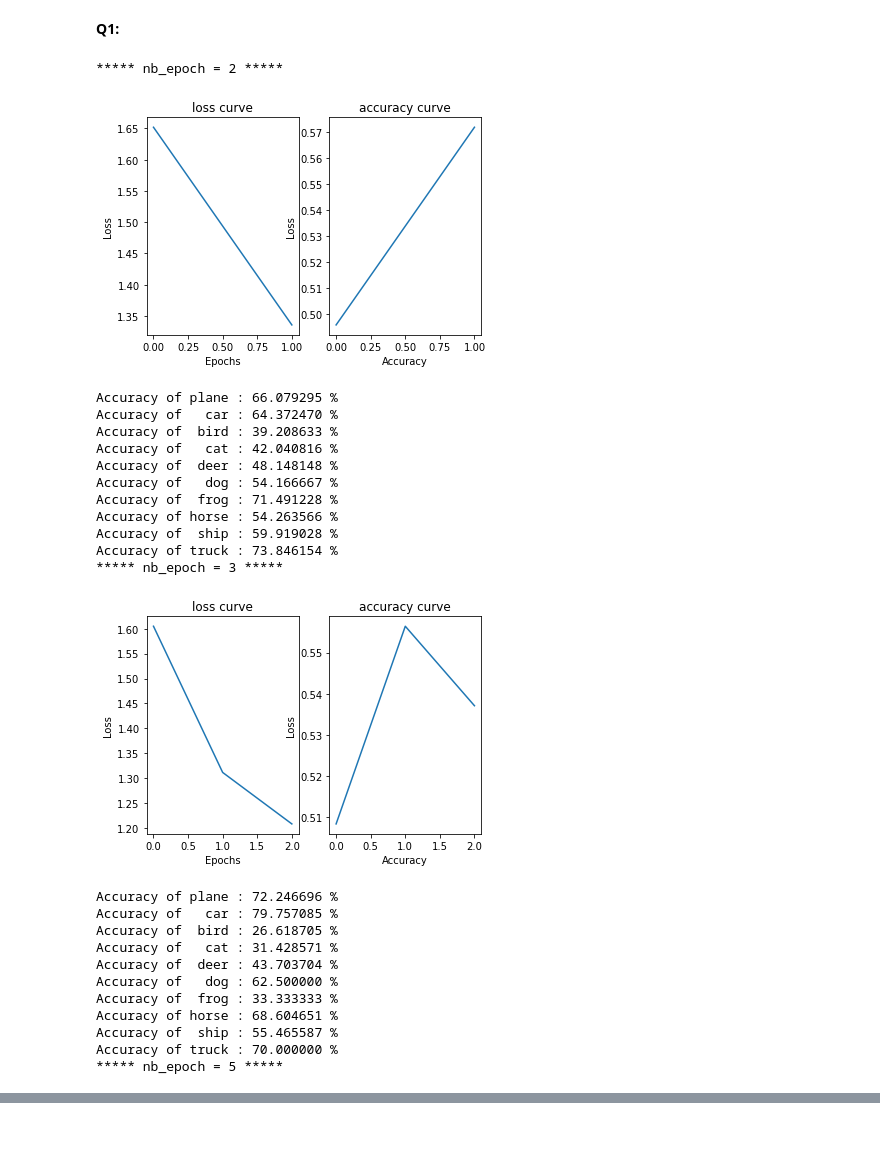
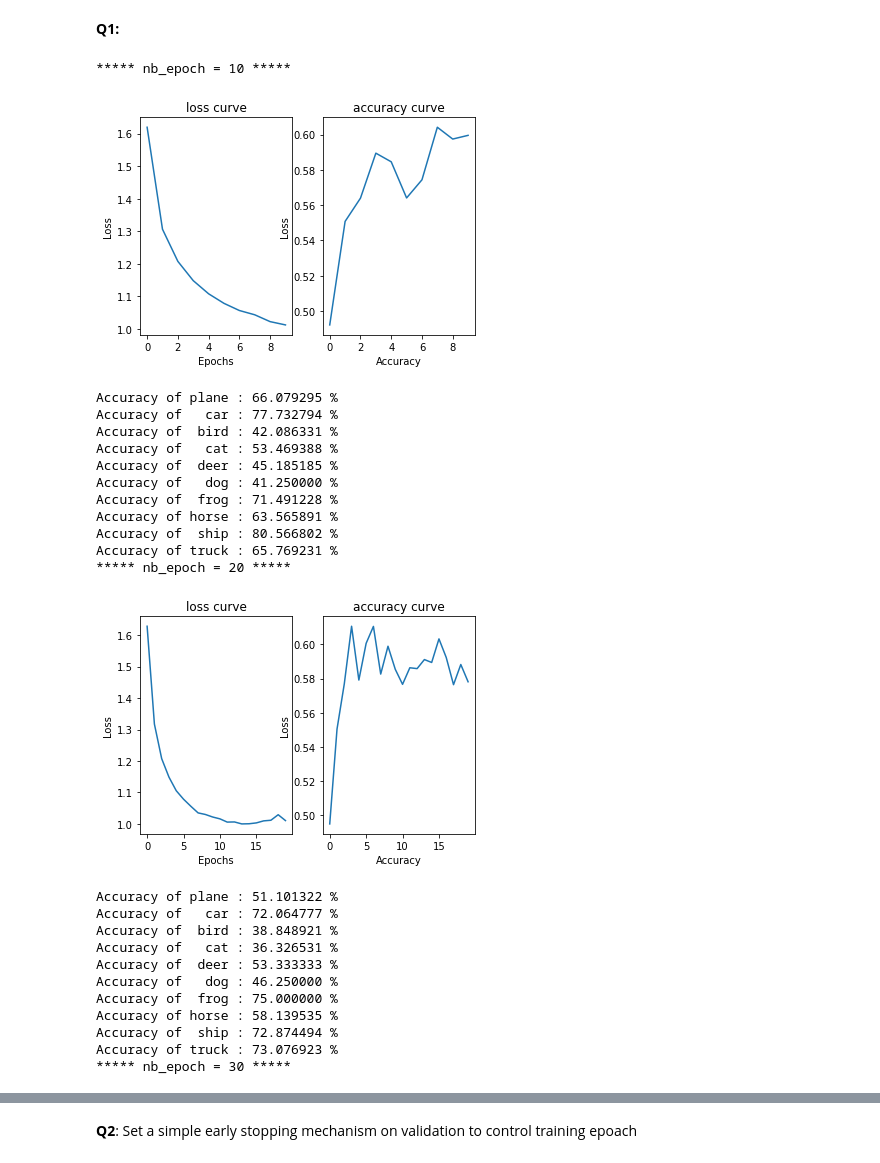
Before and after one commit to xue-jiaxin/TP_RF, a Jupyter notebook: Copy_of_Image_Classification.ipynb, the cells around one changed output, grey strips where cells are left out. Drawn from its saved outputs; the diff is of its cells as text; code cells hidden in the pictures; blank space fills up the shorter version.

```diff
--- a/Copy_of_Image_Classification.ipynb
+++ b/Copy_of_Image_Classification.ipynb
@@ -188,7 +188,7 @@ optimizer = optim.SGD(net.parameters(), lr=0.01, momentum=0.9)
 #   * Fixer les paramètres de l'entraînement   #
 ###############################################
 
-nb_epoch = 20 # Le nombre d'epoch
+nb_epoch = 5 # Le nombre d'epoch
 loss_list = [] # liste qui va contenir la valeur du loss a chaque epoch
 accuracy_list = []
 for epoch in range(nb_epoch):  # loop over the dataset multiple times
@@ -480,42 +469,39 @@ set_seed(666)
 # %% [markdown]
 **Q1:**
 # %%
-best_nb_epoch = 0
-best_valid = 0.0
-
-for nb_epoch in [2, 3, 5, 10, 20, 30]:
+for nb_epoch in [10, 20, 30]:
     net = Net().to(device)
     criterion = nn.CrossEntropyLoss()
     optimizer = optim.SGD(net.parameters(), lr=0.01, momentum=0.9)
     trainer = Trainer(nb_epoch, net, criterion, optimizer, )
 
     print(f"***** nb_epoch = {nb_epoch} *****")
     trainer.fit()
     trainer.draw()
     trainer.val_different_class()
 # %% [output]
-***** nb_epoch = 2 *****
+***** nb_epoch = 10 *****
-[figure, old version]
+[figure, new version]
 Accuracy of plane : 66.079295 %
-Accuracy of   car : 64.372470 %
-Accuracy of  bird : 39.208633 %
-Accuracy of   cat : 42.040816 %
-Accuracy of  deer : 48.148148 %
-Accuracy of   dog : 54.166667 %
+Accuracy of   car : 77.732794 %
+Accuracy of  bird : 42.086331 %
+Accuracy of   cat : 53.469388 %
+Accuracy of  deer : 45.185185 %
+Accuracy of   dog : 41.250000 %
 Accuracy of  frog : 71.491228 %
-Accuracy of horse : 54.263566 %
-Accuracy of  ship : 59.919028 %
-Accuracy of truck : 73.846154 %
-***** nb_epoch = 3 *****
+Accuracy of horse : 63.565891 %
+Accuracy of  ship : 80.566802 %
+Accuracy of truck : 65.769231 %
+***** nb_epoch = 20 *****
-[figure, old version]
+[figure, new version]
-Accuracy of plane : 72.246696 %
-Accuracy of   car : 79.757085 %
-Accuracy of  bird : 26.618705 %
-Accuracy of   cat : 31.428571 %
-Accuracy of  deer : 43.703704 %
-Accuracy of   dog : 62.500000 %
-Accuracy of  frog : 33.333333 %
-Accuracy of horse : 68.604651 %
-Accuracy of  ship : 55.465587 %
-Accuracy of truck : 70.000000 %
-***** nb_epoch = 5 *****
+Accuracy of plane : 51.101322 %
+Accuracy of   car : 72.064777 %
+Accuracy of  bird : 38.848921 %
+Accuracy of   cat : 36.326531 %
+Accuracy of  deer : 53.333333 %
+Accuracy of   dog : 46.250000 %
+Accuracy of  frog : 75.000000 %
+Accuracy of horse : 58.139535 %
+Accuracy of  ship : 72.874494 %
+Accuracy of truck : 73.076923 %
+***** nb_epoch = 30 *****
@@ -522,0 +519,2 @@ KeyboardInterrupt: ignored
+# %% [markdown]
+**Q2**: Set a simple early stopping mechanism on validation to control training epoach
```
Also changed, not shown: parts of 11 cells of this notebook.
